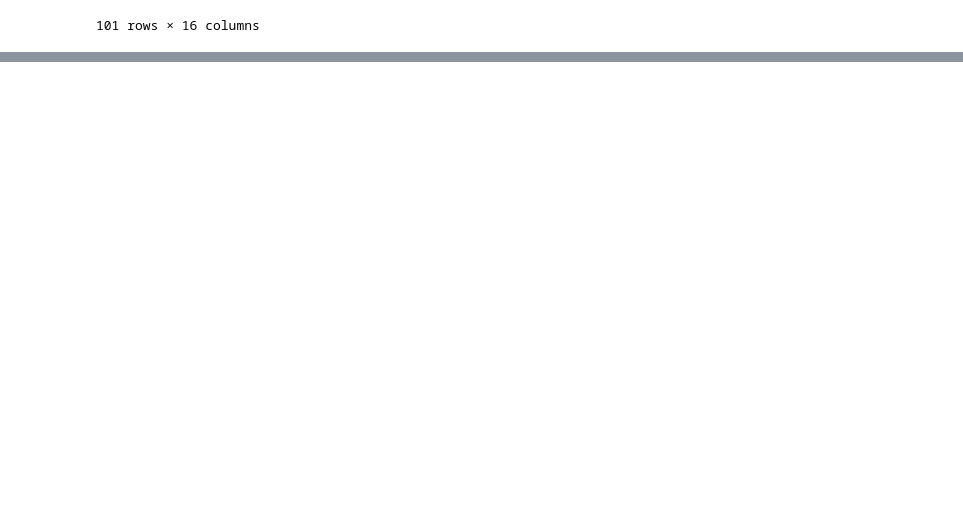
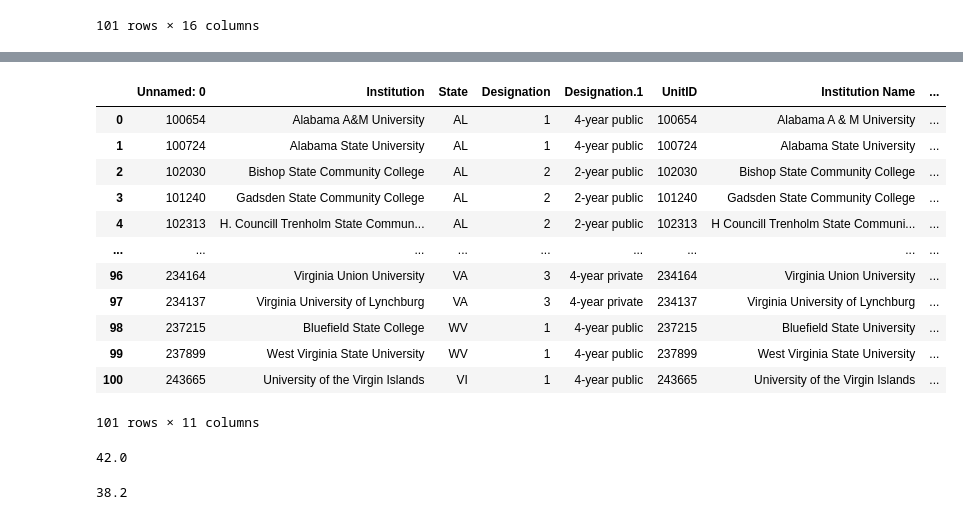
Before and after one commit to mhm516/HBCU_Analysis_Capstone, a Jupyter notebook: notebook/school_stats.ipynb, the cells around one changed output, grey strips where cells are left out. Drawn from its saved outputs; the diff is of its cells as text; code cells hidden in the pictures; blank space fills up the shorter version.

```diff
--- a/notebook/school_stats.ipynb
+++ b/notebook/school_stats.ipynb
@@ -376,0 +518,3 @@ aid_by_school
+# %%
+private_public = pd.read_csv('../data/school_data/public_private.csv')
+private_public
@@ -376,0 +604,17 @@ aid_by_school
+# %%
+desig_admissions= pd.merge(private_public , school_admissions, left_on='Unnamed: 0', right_on='UnitID')
+desig_admissions
+# %% [output]
+|  | Unnamed: 0 | Institution | State | Designation | Designation.1 | UnitID | Institution Name | ... |
+| 0 | 100654 | Alabama A&M University | AL | 1 | 4-year public | 100654 | Alabama A & M University | ... |
+| 1 | 100724 | Alabama State University | AL | 1 | 4-year public | 100724 | Alabama State University | ... |
+| 2 | 102030 | Bishop State Community College | AL | 2 | 2-year public | 102030 | Bishop State Community College | ... |
+| 3 | 101240 | Gadsden State Community College | AL | 2 | 2-year public | 101240 | Gadsden State Community College | ... |
+| 4 | 102313 | H. Councill Trenholm State Commun... | AL | 2 | 2-year public | 102313 | H Councill Trenholm State Communi... | ... |
+| ... | ... | ... | ... | ... | ... | ... | ... | ... |
+| 96 | 234164 | Virginia Union University | VA | 3 | 4-year private | 234164 | Virginia Union University | ... |
+| 97 | 234137 | Virginia University of Lynchburg | VA | 3 | 4-year private | 234137 | Virginia University of Lynchburg | ... |
+| 98 | 237215 | Bluefield State College | WV | 1 | 4-year public | 237215 | Bluefield State University | ... |
+| 99 | 237899 | West Virginia State University | WV | 1 | 4-year public | 237899 | West Virginia State University | ... |
+| 100 | 243665 | University of the Virgin Islands | VI | 1 | 4-year public | 243665 | University of the Virgin Islands | ... |
+101 rows × 11 columns
@@ -376,0 +628,8 @@ aid_by_school
+# %%
+most_exclusive_pub['Percent admitted - total (DRVADM2021_RV)'].mean()
+# %% [output]
+42.0
+# %%
+most_exclusive_priv['Percent admitted - total (DRVADM2021_RV)'].mean()
+# %% [output]
+38.2
```
Also changed, not shown: parts of 31 cells of this notebook, 1 other file.
